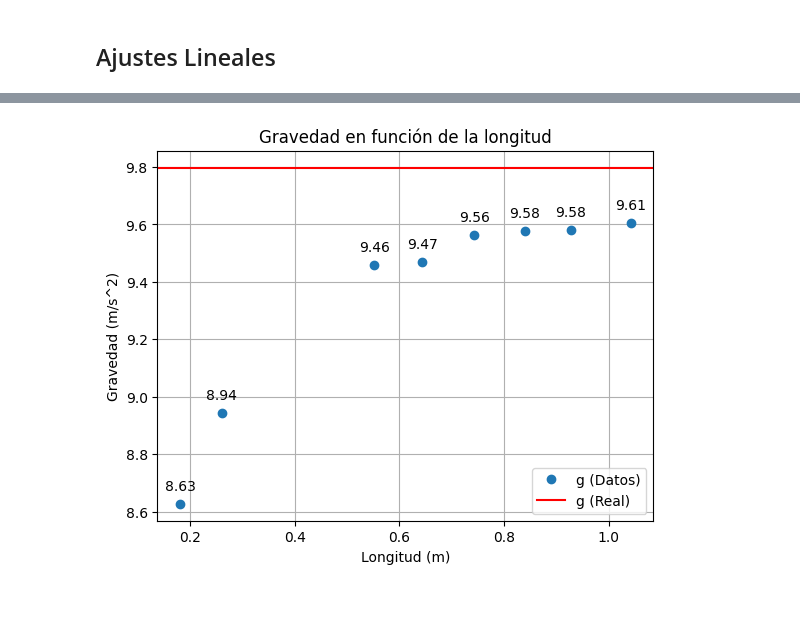
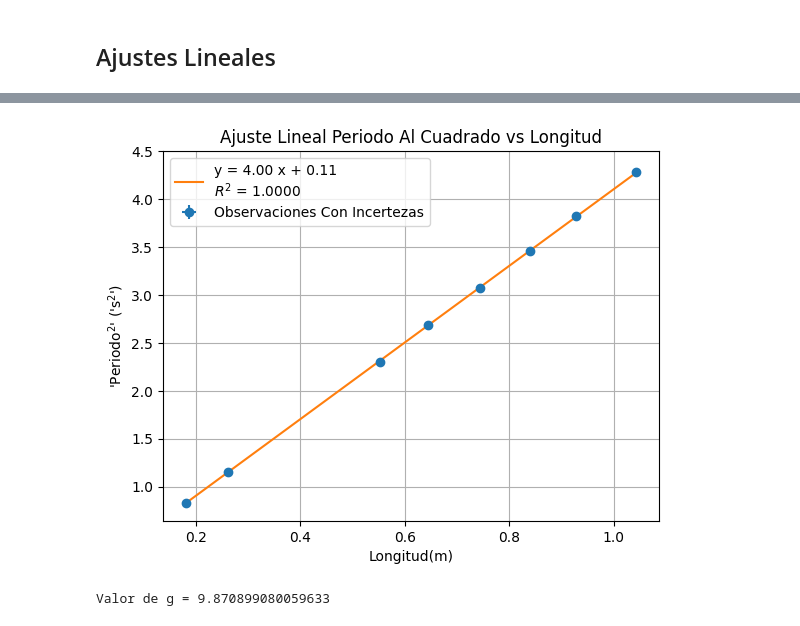
Before and after one commit to MatiMoran/Mecanica-y-Termodinamica-2024-1C, a Jupyter notebook: laboratorios/Labo03-04/Labo02.ipynb, the cells around one changed output, grey strips where cells are left out. Cells and saved outputs as stored; diff of their text form; code cells hidden in the pictures.

```diff
--- a/laboratorios/Labo03-04/Labo02.ipynb
+++ b/laboratorios/Labo03-04/Labo02.ipynb
@@ -580,20 +554,21 @@ R2 = 0.9087
-# %%
-# g = (2*np.pi / T)^2 * L
-
-g_est = (2*np.pi / np.array(periodos))**2 * np.array(longitudes)
-
-plt.plot(longitudes, g_est, 'o', label='g (Datos)')
-plt.axhline(y=g_real, color='r', linestyle='-', label='g (Real)')
-
-for i, g in enumerate(g_est):
-    txt = f"{g:.2f}"
-    plt.annotate(txt, (longitudes[i], g_est[i]), textcoords="offset points", xytext=(0,10), ha='center')
-
-plt.xlabel("Longitud (m)")
-plt.ylabel("Gravedad (m/s^2)")
-plt.title("Gravedad en función de la longitud")
-plt.legend()
-plt.grid()
-plt.show()
-# %% [output]
-[figure, removed]
+# %%
+a, b, da, db = fit_with_curve_fit(lineal, incertezas['L'], incertezas['T2'], incertezas['d_T2'])
+
+R2 = 1 - np.sum((lineal(incertezas['L'], a, b) - incertezas['T2'])**2) / np.sum((incertezas['T2'] - np.mean(incertezas['T2']))**2)
+
+plt.errorbar(incertezas['L'], incertezas['T2'], xerr=incertezas['dL'], yerr=incertezas['d_T2'], fmt='o', label='Observaciones Con Incertezas')
+plt.plot(incertezas['L'], lineal(incertezas['L'], a, b), label=f"y = {a:.2f} x + {b:.2f}\n"+r"$R^2$"+f" = {R2:.4f}")
+
+plt.xlabel(("Longitud(m)"))
+plt.ylabel((r"'Periodo$^2$' ('s$^2$')"))
+plt.title("Ajuste Lineal Periodo Al Cuadrado vs Longitud")
+plt.legend()
+plt.grid()
+plt.show()
+
+# calculemos g
+g2 = 4*np.pi**2/a
+print(f"Valor de g = {g2}")
+# %% [output]
+[figure, added]
+Valor de g = 9.870899080059633
```
Also changed, not shown: parts of 9 cells of this notebook, 2 other files.
